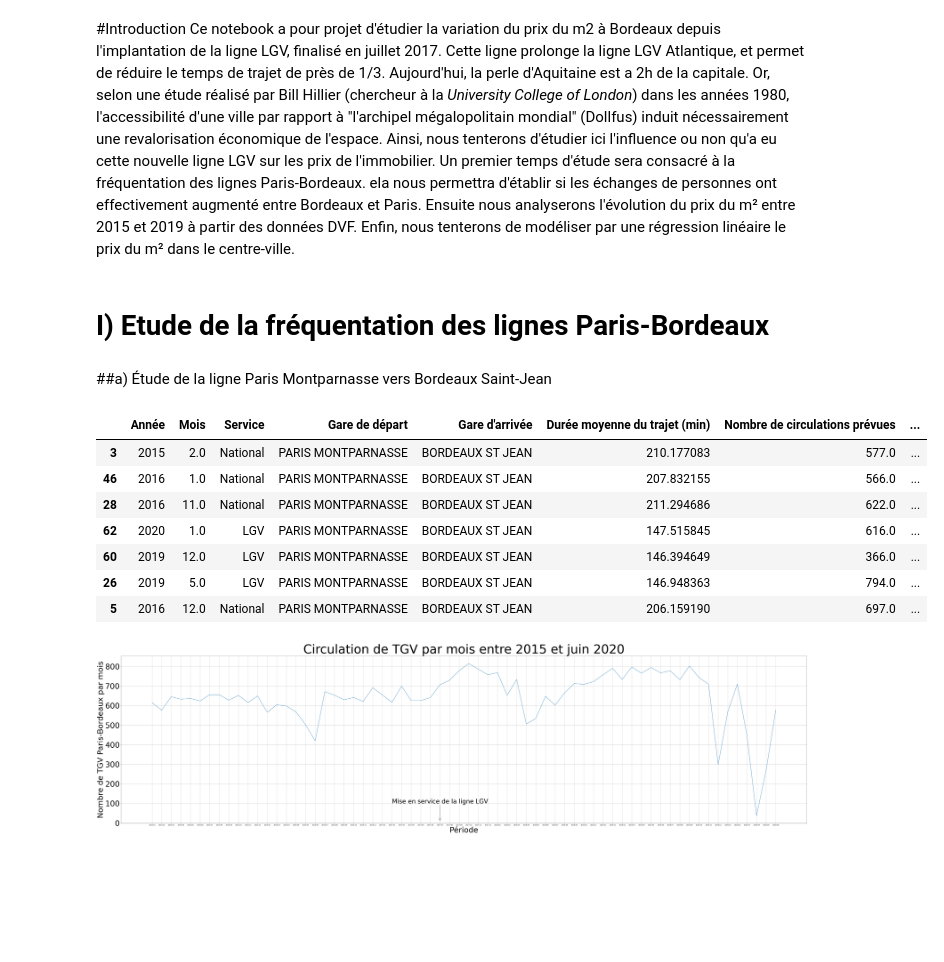
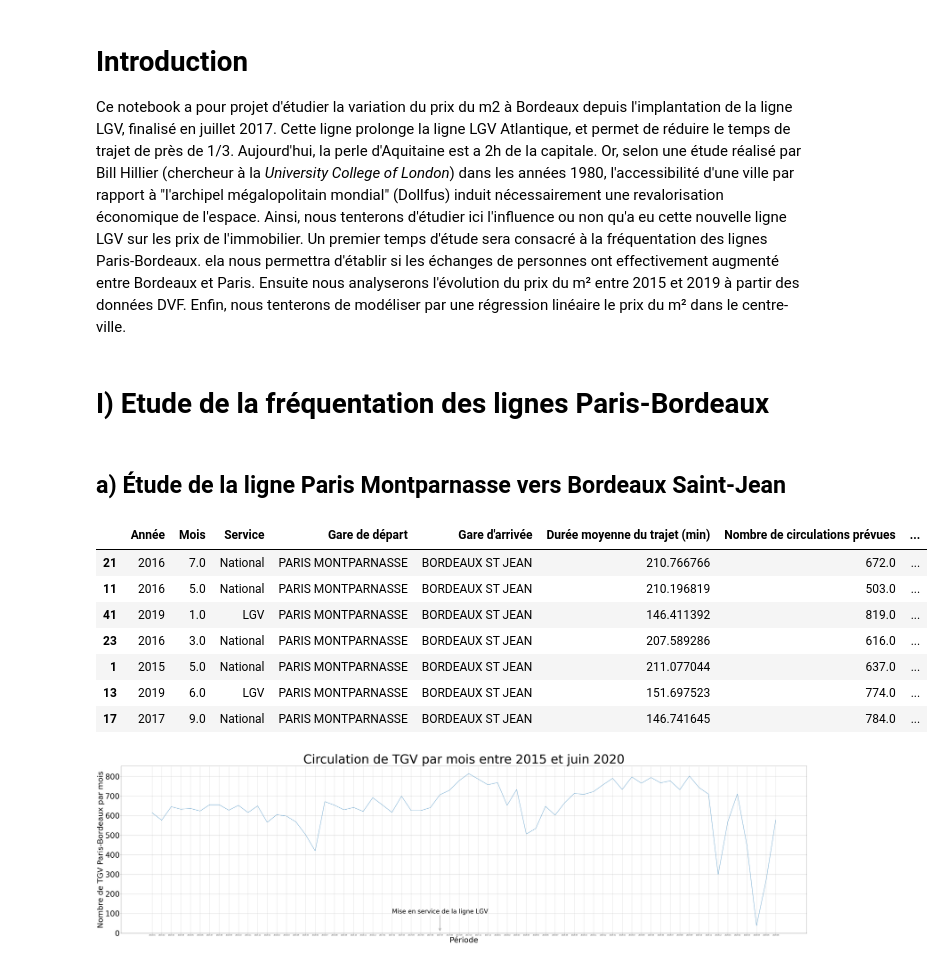
Before and after one commit to mdlbm/SNCF-Immobilier, a Jupyter notebook: Projet.ipynb, the cells around one changed output. Cells and saved outputs as stored; diff of their text form; code cells hidden in the pictures; blank space fills up the shorter version.

```diff
--- a/Projet.ipynb
+++ b/Projet.ipynb
@@ -1,5 +1,6 @@
 # %% [markdown]
-#Introduction
+# Introduction
+
 Ce notebook a pour projet d'étudier la variation du prix du m2 à Bordeaux depuis l'implantation de la ligne LGV, finalisé en juillet 2017. Cette ligne prolonge la ligne LGV Atlantique, et permet de réduire le temps de trajet de près de 1/3. Aujourd'hui, la perle d'Aquitaine est a 2h de la capitale. Or, selon une étude réalisé par Bill Hillier (chercheur à la *University College of London*) dans les années 1980, l'accessibilité d'une ville par rapport à "l'archipel mégalopolitain mondial" (Dollfus) induit nécessairement une revalorisation économique de l'espace. Ainsi, nous tenterons d'étudier ici l'influence ou non qu'a eu cette nouvelle ligne LGV sur les prix de l'immobilier.
 Un premier temps d'étude sera consacré à la fréquentation des lignes Paris-Bordeaux. ela nous permettra d'établir si les échanges de personnes ont effectivement augmenté entre Bordeaux et Paris. Ensuite nous analyserons l'évolution du prix du m² entre 2015 et 2019 à partir des données DVF. Enfin, nous tenterons de modéliser par une régression linéaire le prix du m² dans le centre-ville.
 # %% [markdown]
@@ -15,24 +16,24 @@ import requests
 import geopandas as gpd
 import descartes
 # %% [markdown]
-##a) Étude de la ligne Paris Montparnasse vers Bordeaux Saint-Jean
+## a) Étude de la ligne Paris Montparnasse vers Bordeaux Saint-Jean
 # %%
 # Chargement et nettoyage données Paris -> Bordeaux
-parisbordeaux = pd.read_csv('https://raw.githubusercontent.com/mdlbm/SNCF-Immobilier/Mats/parisbordeaux.csv')
+parisbordeaux = pd.read_csv('https://raw.githubusercontent.com/mdlbm/SNCF-Immobilier/master/parisbordeaux.csv')
 # Tri des données de circulation par période
 parisbordeaux = parisbordeaux.sort_values(['Période'])
 parisbordeaux['Nombre de circulations effectives'] = (parisbordeaux['Nombre de circulations prévues'])-(parisbordeaux['Nombre de trains annulés']) #Création de la varaible nombre de circulations effectives
 parisbordeaux['Service'] = parisbordeaux['Service'].replace(np.nan,'LGV') # Remplacement des valeurs NaN par la valeur LGV
 parisbordeaux.sample(7)
 # %% [output]
 |  | Année | Mois | Service | Gare de départ | Gare d'arrivée | Durée moyenne du trajet (min) | Nombre de circulations prévues | ... |
-| 3 | 2015 | 2.0 | National | PARIS MONTPARNASSE | BORDEAUX ST JEAN | 210.177083 | 577.0 | ... |
-| 46 | 2016 | 1.0 | National | PARIS MONTPARNASSE | BORDEAUX ST JEAN | 207.832155 | 566.0 | ... |
-| 28 | 2016 | 11.0 | National | PARIS MONTPARNASSE | BORDEAUX ST JEAN | 211.294686 | 622.0 | ... |
-| 62 | 2020 | 1.0 | LGV | PARIS MONTPARNASSE | BORDEAUX ST JEAN | 147.515845 | 616.0 | ... |
-| 60 | 2019 | 12.0 | LGV | PARIS MONTPARNASSE | BORDEAUX ST JEAN | 146.394649 | 366.0 | ... |
-| 26 | 2019 | 5.0 | LGV | PARIS MONTPARNASSE | BORDEAUX ST JEAN | 146.948363 | 794.0 | ... |
-| 5 | 2016 | 12.0 | National | PARIS MONTPARNASSE | BORDEAUX ST JEAN | 206.159190 | 697.0 | ... |
+| 21 | 2016 | 7.0 | National | PARIS MONTPARNASSE | BORDEAUX ST JEAN | 210.766766 | 672.0 | ... |
+| 11 | 2016 | 5.0 | National | PARIS MONTPARNASSE | BORDEAUX ST JEAN | 210.196819 | 503.0 | ... |
+| 41 | 2019 | 1.0 | LGV | PARIS MONTPARNASSE | BORDEAUX ST JEAN | 146.411392 | 819.0 | ... |
+| 23 | 2016 | 3.0 | National | PARIS MONTPARNASSE | BORDEAUX ST JEAN | 207.589286 | 616.0 | ... |
+| 1 | 2015 | 5.0 | National | PARIS MONTPARNASSE | BORDEAUX ST JEAN | 211.077044 | 637.0 | ... |
+| 13 | 2019 | 6.0 | LGV | PARIS MONTPARNASSE | BORDEAUX ST JEAN | 151.697523 | 774.0 | ... |
+| 17 | 2017 | 9.0 | National | PARIS MONTPARNASSE | BORDEAUX ST JEAN | 146.741645 | 784.0 | ... |
 # %%
 # Circulation de TGV par mois entre 2015 et juin 2020
 plt.figure(figsize=(80,20))
```
Also changed, not shown: parts of 28 cells of this notebook.
